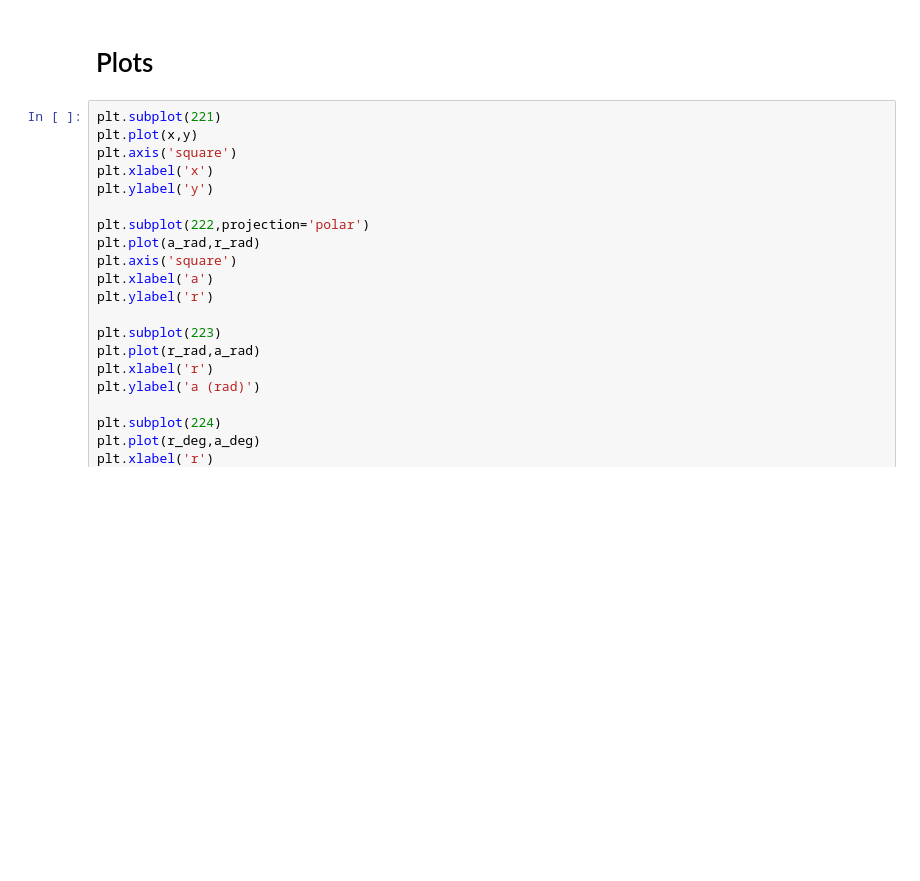
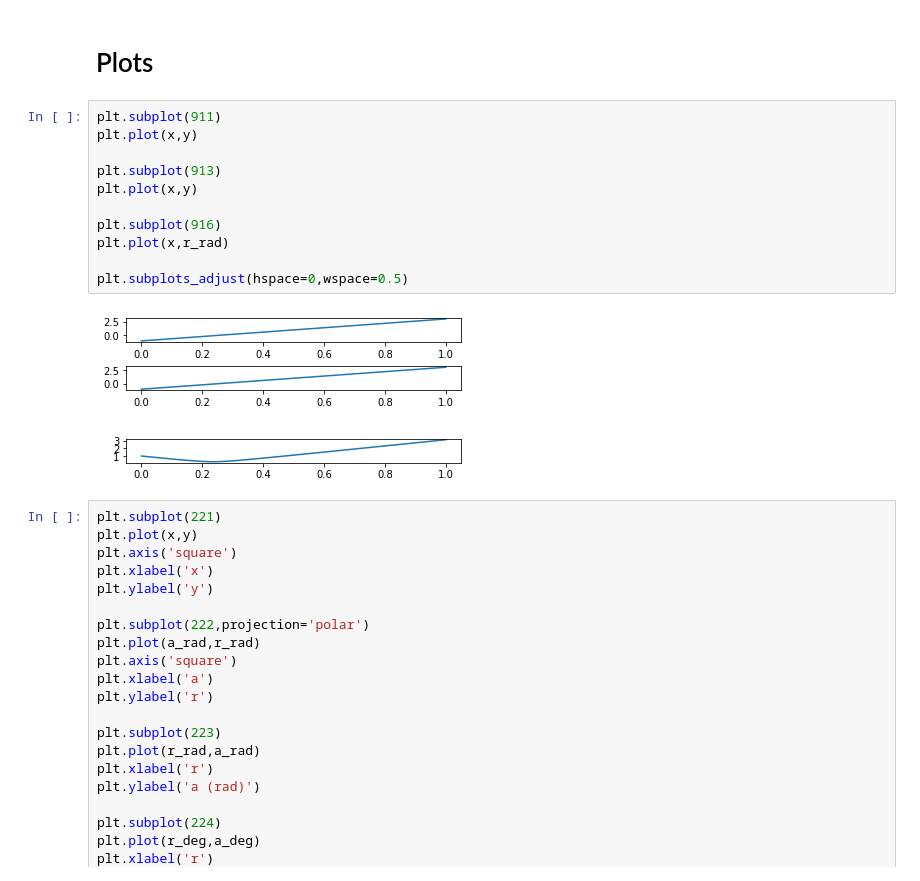
Before and after one commit to geomorphlab/medaes, a Jupyter notebook: day2/day2.ipynb, the cells around one changed output. Saved outputs shown, nothing was run; the diff lists cells and outputs as text; blank space fills up the shorter version.

```diff
--- a/day2/day2.ipynb
+++ b/day2/day2.ipynb
@@ -68,6 +68,19 @@ r_rad,a_rad = cartesian_to_polar(x,y)
 r_deg,a_deg = cartesian_to_polar(x,y,'deg')
 # %% [markdown]
 # Plots
+# %%
+plt.subplot(911)
+plt.plot(x,y)
+
+plt.subplot(913)
+plt.plot(x,y)
+
+plt.subplot(916)
+plt.plot(x,r_rad)
+
+plt.subplots_adjust(hspace=0,wspace=0.5)
+# %% [output]
+[figure, added]
 # %%
 plt.subplot(221)
 plt.plot(x,y)
```
Also changed, not shown: 5 other files.
